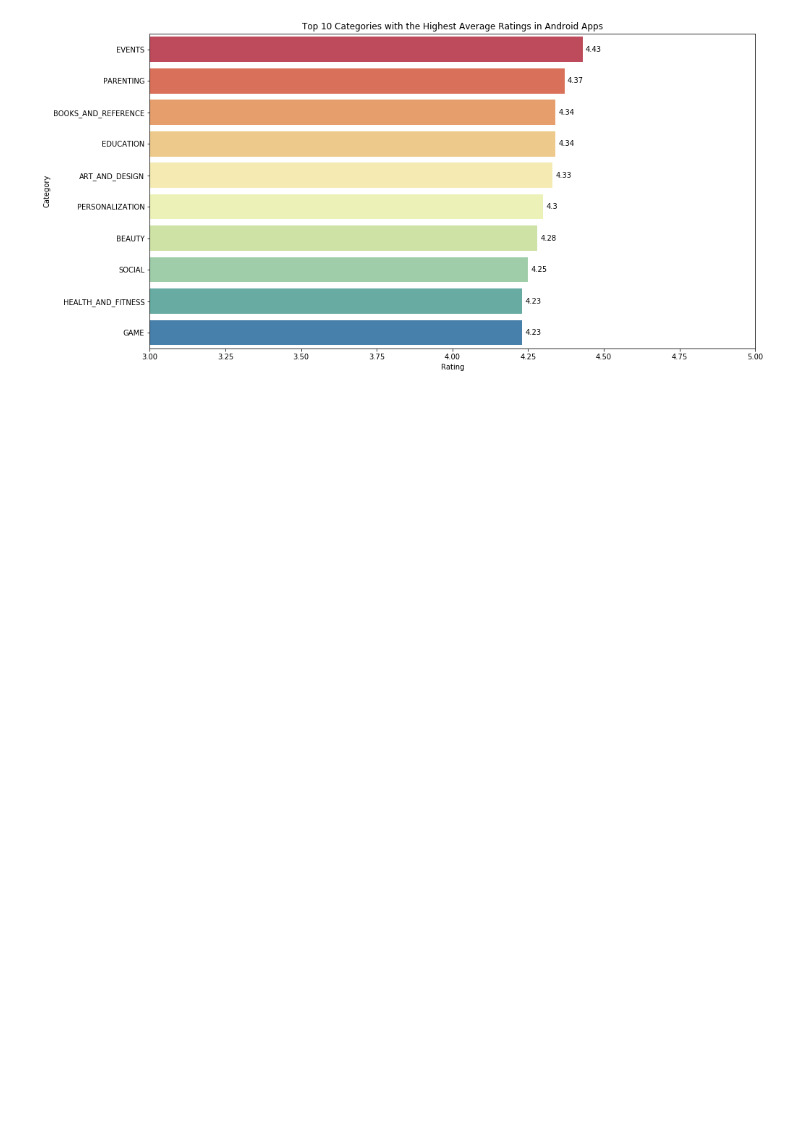
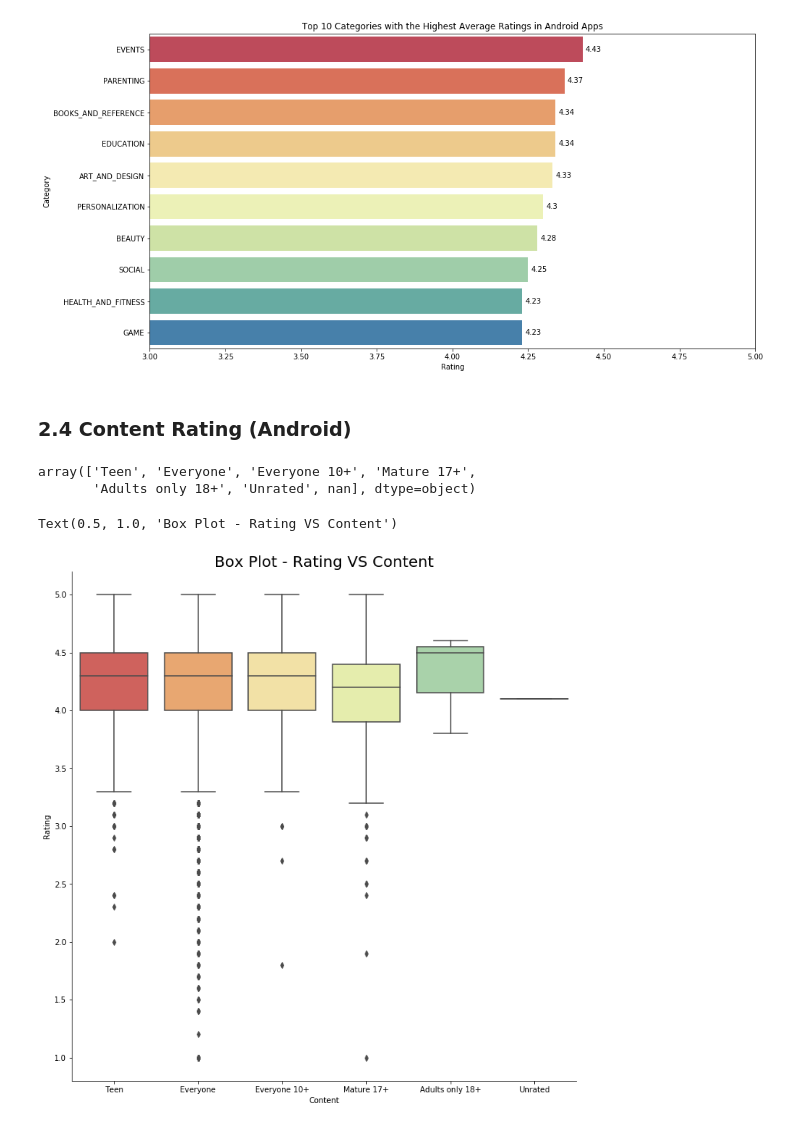
Before and after one commit to vcai01/popular_apps_ios_android, a Jupyter notebook: Popular_App_Profiles.ipynb, the cells around one changed output. Drawn from its saved outputs; the diff is of its cells as text; code cells hidden in the pictures; blank space fills up the shorter version.

```diff
--- a/Popular_App_Profiles.ipynb
+++ b/Popular_App_Profiles.ipynb
@@ -610,3 +612,18 @@ for x,y in enumerate(android_gr['Rating'][1:11]):
     plt.text(y+0.01, x, f'{y}', va='center')
 # %% [output]
 [figure]
+# %% [markdown]
+### 2.4 Content Rating (Android)
+# %%
+android_final['Content Rating'].unique()
+# %% [output]
+array(['Teen', 'Everyone', 'Everyone 10+', 'Mature 17+',
+       'Adults only 18+', 'Unrated', nan], dtype=object)
+# %%
+sns.catplot(x = 'Content Rating', y = 'Rating', data = android_final, kind = 'box', height = 10, palette='Spectral')
+plt.xlabel('Content')
+plt.ylabel('Rating')
+plt.title('Box Plot - Rating VS Content',size = 20)
+# %% [output]
+Text(0.5, 1.0, 'Box Plot - Rating VS Content')
+[figure, added]
```
Also changed, not shown: parts of 1 cell of this notebook.
